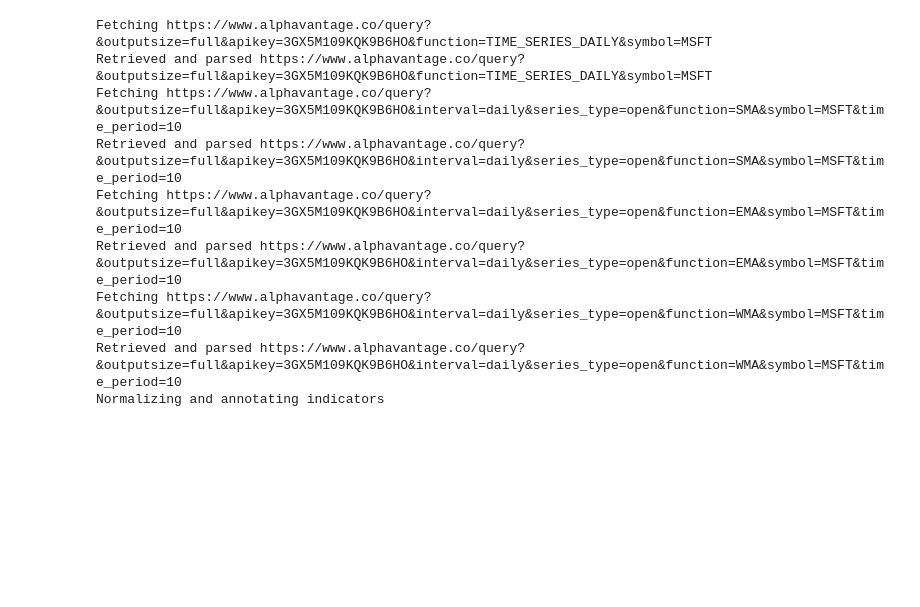
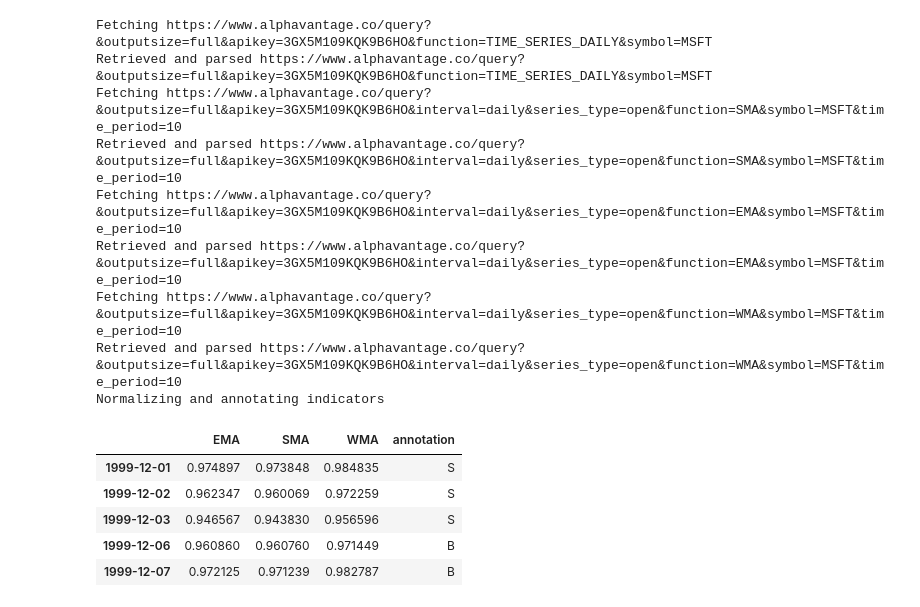
Before and after one commit to rHilkner/mc030, a Jupyter notebook: pfg.ipynb, the cells around one changed output. Drawn from its saved outputs; the diff is of its cells as text; code cells hidden in the pictures; blank space fills up the shorter version.

```diff
--- a/pfg.ipynb
+++ b/pfg.ipynb
@@ -137,7 +137,8 @@ import collections
 def annotateBuyOrSell(prices):
     dateAnnotated = {}
     yesterdayDate = ''
-    yesterdayPrice = 0
+    earlierDate = ''
+    last = ''
     for key, value in prices.items():
         yesterdayDate = key
         yesterdayPrice = value
@@ -145,8 +146,12 @@ def annotateBuyOrSell(prices):
     for date, price in prices.items():
         if price > yesterdayPrice:
             dateAnnotated[yesterdayDate] = 'B'
+            last = 'B'
         elif price < yesterdayPrice:
             dateAnnotated[yesterdayDate] = 'S'
+            last = 'S'
+        else:
+            dateAnnotated[yesterdayDate] = last
         yesterdayDate = date
         yesterdayPrice = price
     return dateAnnotated
@@ -270,3 +290,18 @@ Retrieved and parsed https://www.alphavantage.co/query?&outputsize=full&apikey=3
 Fetching https://www.alphavantage.co/query?&outputsize=full&apikey=3GX5M109KQK9B6HO&interval=daily&series_type=open&function=WMA&symbol=MSFT&time_period=10
 Retrieved and parsed https://www.alphavantage.co/query?&outputsize=full&apikey=3GX5M109KQK9B6HO&interval=daily&series_type=open&function=WMA&symbol=MSFT&time_period=10
 Normalizing and annotating indicators
+# %%
+import pandas as pd
+
+data = pd.DataFrame.from_dict(normalizedIndicators, orient='index')
+# %%
+data = pd.DataFrame.merge(pd.DataFrame(data.indicators.values.tolist(), index=data.index), data, left_index=True, right_index=True, how='outer').drop(columns=['indicators'])
+# %%
+data.head()
+# %% [output]
+|  | EMA | SMA | WMA | annotation |
+| 1999-12-01 | 0.974897 | 0.973848 | 0.984835 | S |
+| 1999-12-02 | 0.962347 | 0.960069 | 0.972259 | S |
+| 1999-12-03 | 0.946567 | 0.943830 | 0.956596 | S |
+| 1999-12-06 | 0.960860 | 0.960760 | 0.971449 | B |
+| 1999-12-07 | 0.972125 | 0.971239 | 0.982787 | B |
```
Also changed, not shown: parts of 16 cells of this notebook, 2 other files.
